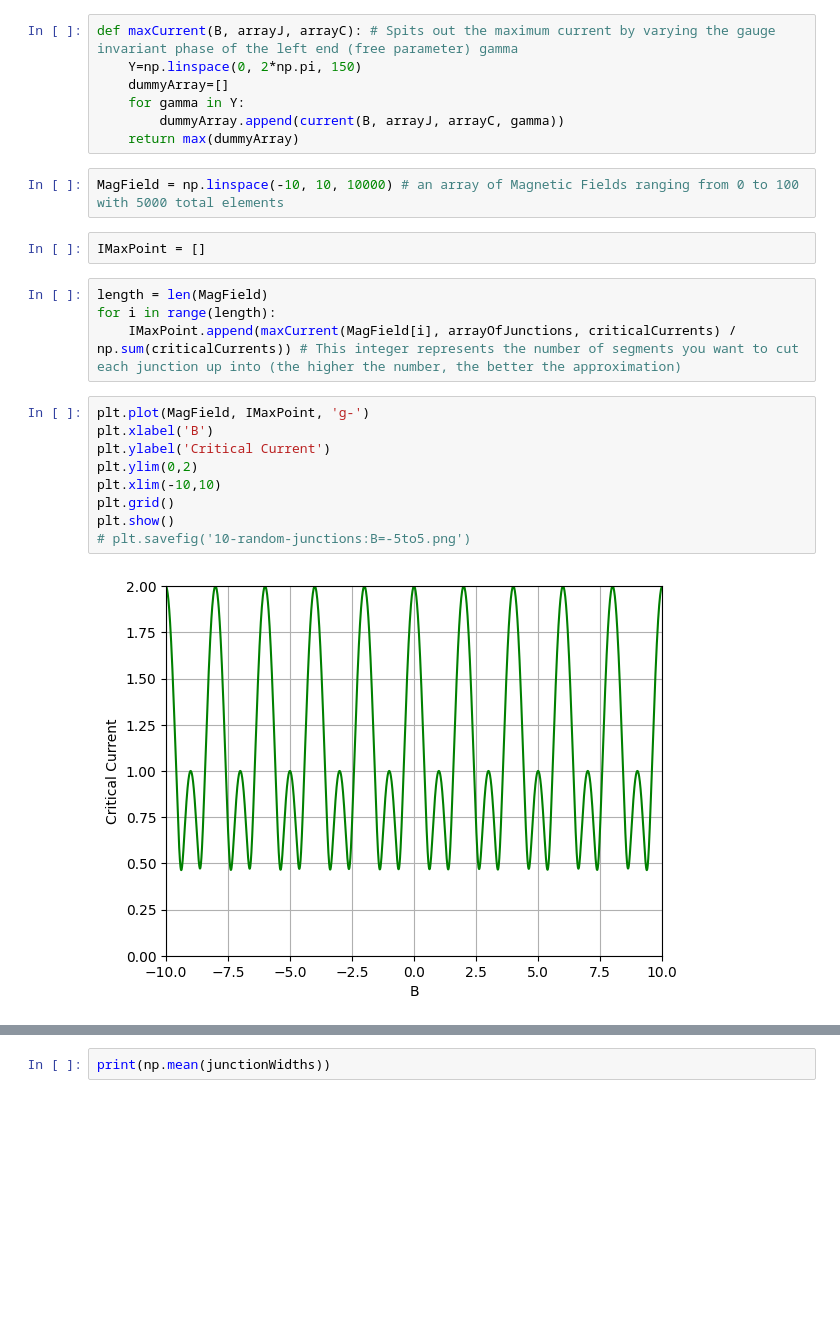
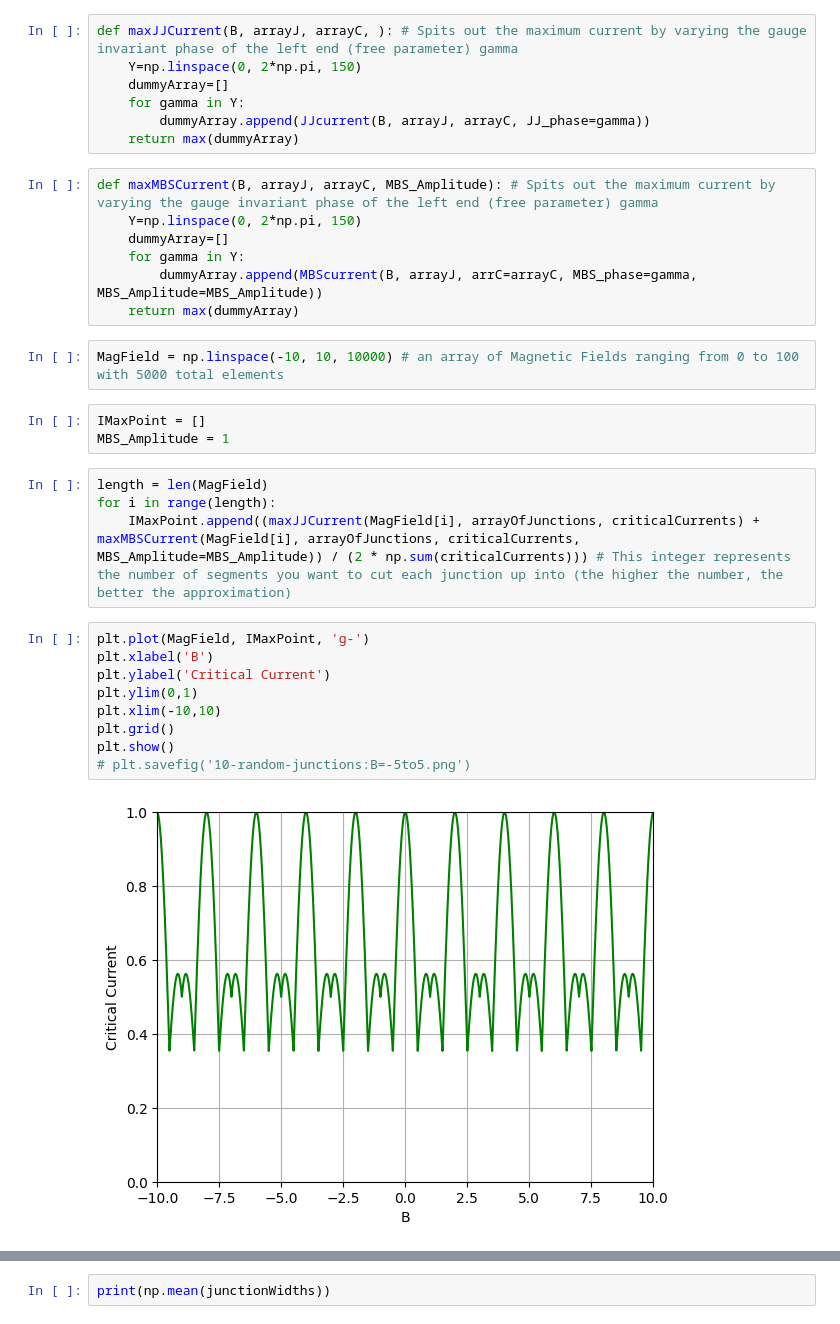
Before and after one commit to cliffsun/Josephson-Junction-Array-Model, a Jupyter notebook: CPR Variations/MBS_JJ_Array.ipynb, the cells around one changed output, grey strips where cells are left out. Cells and saved outputs as stored; diff of their text form; blank space fills up the shorter version.

```diff
--- a/CPR Variations/MBS_JJ_Array.ipynb
+++ b/CPR Variations/MBS_JJ_Array.ipynb
@@ -101,29 +112,37 @@ def current(B, arrJ, arrC, y): # y is initial phase difference of the whole circ
 # %%
-def maxCurrent(B, arrayJ, arrayC): # Spits out the maximum current by varying the gauge invariant phase of the left end (free parameter) gamma
+def maxJJCurrent(B, arrayJ, arrayC, ): # Spits out the maximum current by varying the gauge invariant phase of the left end (free parameter) gamma
     Y=np.linspace(0, 2*np.pi, 150)
     dummyArray=[]
     for gamma in Y:
-        dummyArray.append(current(B, arrayJ, arrayC, gamma))
+        dummyArray.append(JJcurrent(B, arrayJ, arrayC, JJ_phase=gamma))
     return max(dummyArray)
+# %%
+def maxMBSCurrent(B, arrayJ, arrayC, MBS_Amplitude): # Spits out the maximum current by varying the gauge invariant phase of the left end (free parameter) gamma
+    Y=np.linspace(0, 2*np.pi, 150)
+    dummyArray=[]
+    for gamma in Y:
+        dummyArray.append(MBScurrent(B, arrayJ, arrC=arrayC, MBS_phase=gamma, MBS_Amplitude=MBS_Amplitude))
+    return max(dummyArray)
 # %%
 MagField = np.linspace(-10, 10, 10000) # an array of Magnetic Fields ranging from 0 to 100 with 5000 total elements
 # %%
 IMaxPoint = []
+MBS_Amplitude = 1
 # %%
 length = len(MagField)
 for i in range(length):
-    IMaxPoint.append(maxCurrent(MagField[i], arrayOfJunctions, criticalCurrents) / np.sum(criticalCurrents)) # This integer represents the number of segments you want to cut each junction up into (the higher the number, the better the approximation)
+    IMaxPoint.append((maxJJCurrent(MagField[i], arrayOfJunctions, criticalCurrents) + maxMBSCurrent(MagField[i], arrayOfJunctions, criticalCurrents, MBS_Amplitude=MBS_Amplitude)) / (2 * np.sum(criticalCurrents))) # This integer represents the number of segments you want to cut each junction up into (the higher the number, the better the approximation)
 # %%
 plt.plot(MagField, IMaxPoint, 'g-')
 plt.xlabel('B')
 plt.ylabel('Critical Current')
-plt.ylim(0,2)
+plt.ylim(0,1)
 plt.xlim(-10,10)
 plt.grid()
 plt.show()
 # plt.savefig('10-random-junctions:B=-5to5.png')
 # %% [output]
-[figure, old version]
+[figure, new version]
 # %%
 print(max(IMaxPoint))
 # %% [output]
```
Also changed, not shown: parts of 5 cells of this notebook, 1 other file.
